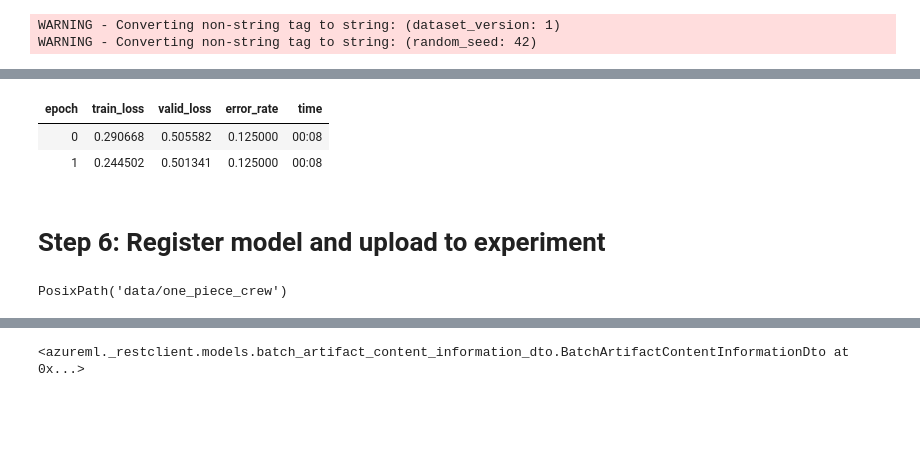
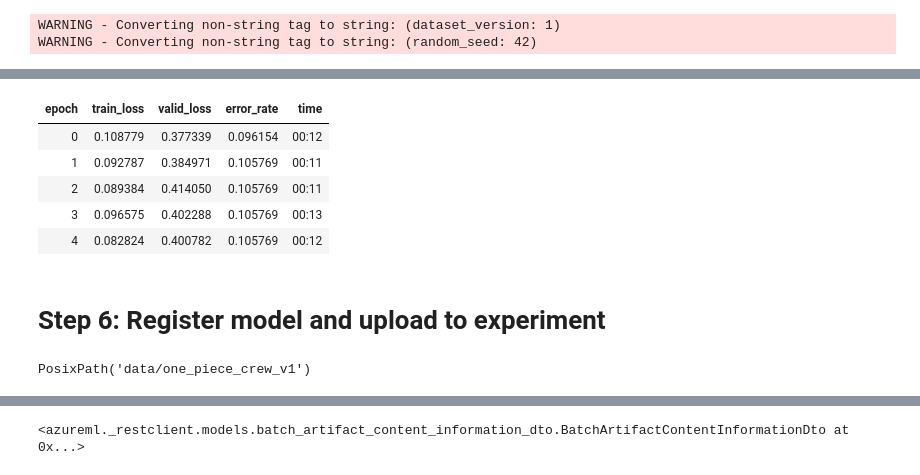
Before and after one commit to ptats/ml-masterclass, a Jupyter notebook: notebooks/2.0_Model_Training.ipynb, the cells around one changed output, grey strips where cells are left out. Drawn from its saved outputs; the diff is of its cells as text; code cells hidden in the pictures; blank space fills up the shorter version.

```diff
--- a/notebooks/2.0_Model_Training.ipynb
+++ b/notebooks/2.0_Model_Training.ipynb
@@ -20,8 +23,8 @@ warnings.filterwarnings('ignore')
 # %%
 # UPDATE ME
-dataset_name = 'OnePiece'
+dataset_name = 'OnePiece3C'
 dataset_version = 1
-target_path = 'data/one_piece_crew'
+target_path = 'data/one_piece_crew_v1'
 # %%
 workspace = Workspace.from_config()
 # %%
@@ -58,7 +63,7 @@ data.show_batch(rows=4, figsize=(15,15))
 # **Step 2: Create Azure Machine Learning Experiment**
 # %%
 # UPDATE ME
-experiment_name = 'imagenet_tl_ex1'
+experiment_name = 'OnePiece3C_imagenet_tl_ex1'
 # %%
 experiment = Experiment(workspace=workspace, name=experiment_name)
 # %%
@@ -91,5 +96,5 @@ With the data loaded and ready, you can now create your deep learning model. For
 # %%
 learn = cnn_learner(data, models.resnet34, metrics=error_rate)
 # %%
-learn.fit_one_cycle(4, callbacks=[utils.LogMetricsToAzure(run, learn), utils.CustomSaveModelCallback(learn)])
+learn.fit_one_cycle(10, callbacks=[utils.LogMetricsToAzure(run, learn), utils.CustomSaveModelCallback(learn)])
 # %% [output]
@@ -135,10 +131,13 @@ SyntaxError: invalid syntax (<ipython-input-80-634debd0ffe5>, line 1)
 # %%
 # Update the max_lr values based on your plot above
-learn.fit_one_cycle(2, max_lr=slice(1e-6, 1e-4))
+learn.fit_one_cycle(5, max_lr=slice(4e-5, 1e-4))
 # %% [output]
 | epoch | train_loss | valid_loss | error_rate | time |
-| 0 | 0.290668 | 0.505582 | 0.125000 | 00:08 |
-| 1 | 0.244502 | 0.501341 | 0.125000 | 00:08 |
+| 0 | 0.108779 | 0.377339 | 0.096154 | 00:12 |
+| 1 | 0.092787 | 0.384971 | 0.105769 | 00:11 |
+| 2 | 0.089384 | 0.414050 | 0.105769 | 00:11 |
+| 3 | 0.096575 | 0.402288 | 0.105769 | 00:13 |
+| 4 | 0.082824 | 0.400782 | 0.105769 | 00:12 |
 # %%
 learn.save('stage-2')
 # %% [markdown]
@@ -148,5 +147,5 @@ learn = learn.load('bestmodel')
 # %%
 learn.path
 # %% [output]
-PosixPath('data/one_piece_crew')
+PosixPath('data/one_piece_crew_v1')
 # %%
```
Also changed, not shown: parts of 22 cells of this notebook, 2 other files.
